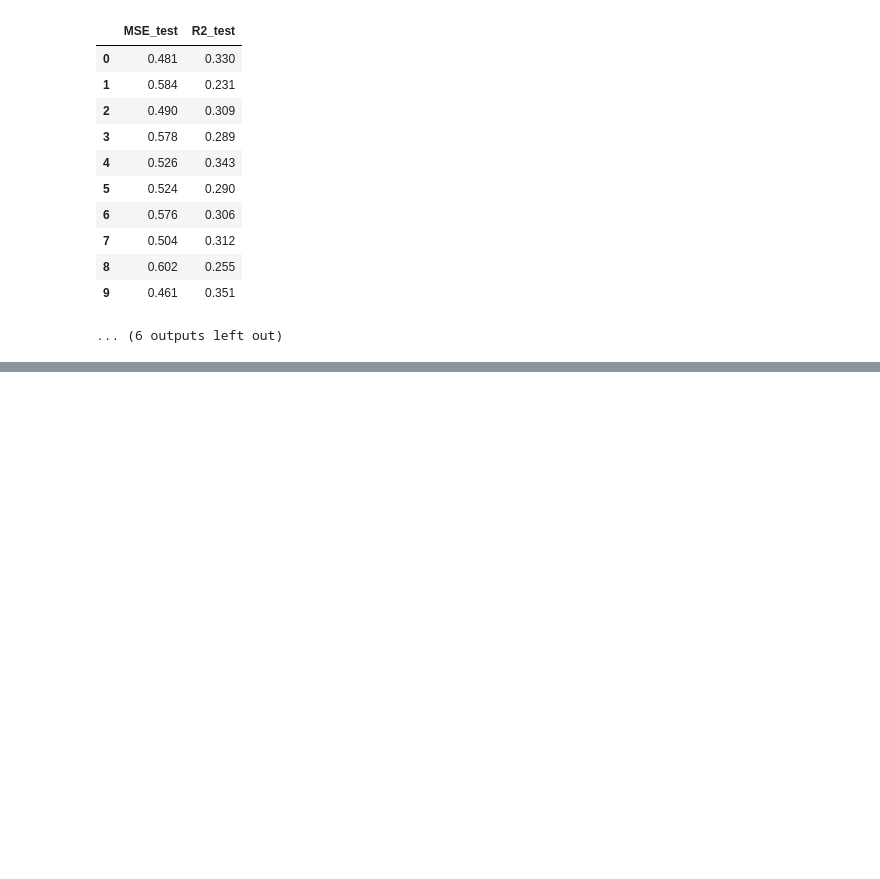
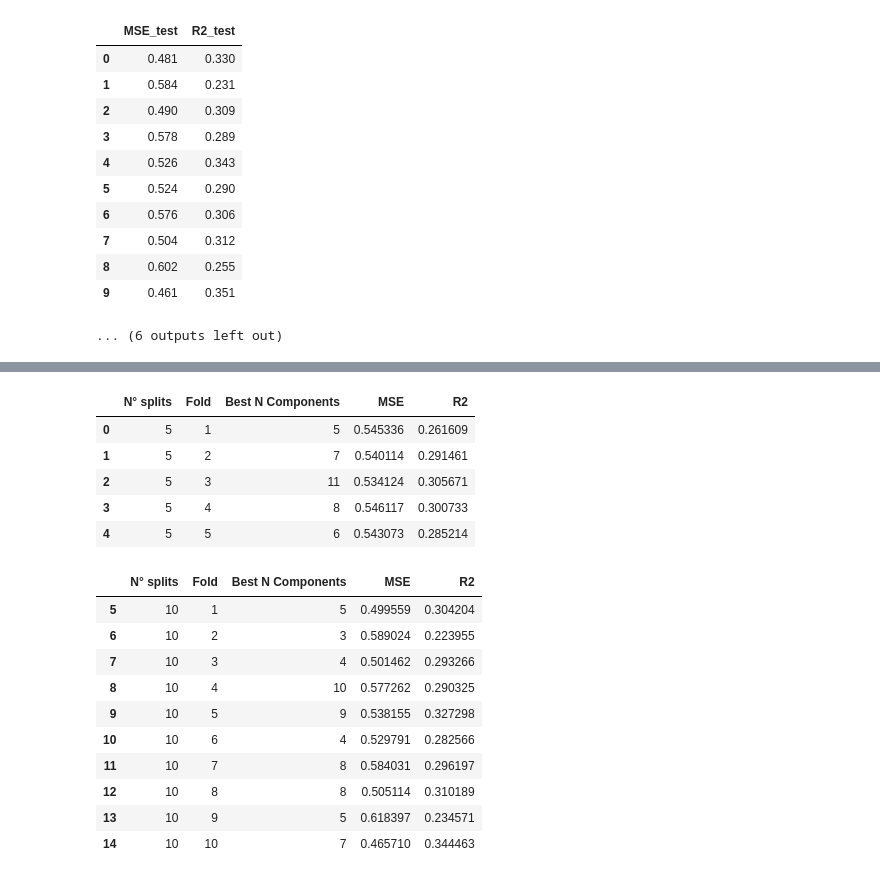
Before and after one commit to pauloricms12/ICA_HM2, a Jupyter notebook: hm2.ipynb, the cells around one changed output, grey strips where cells are left out. Drawn from its saved outputs; the diff is of its cells as text; code cells hidden in the pictures; blank space fills up the shorter version.

```diff
--- a/hm2.ipynb
+++ b/hm2.ipynb
@@ -533,0 +615,54 @@ Configuration: k=10, mode=custom
+# %%
+import pandas as pd
+from IPython.display import display
+
+def highlight_best_row(df, props):
+    """Função para destacar a linha com o menor MSE."""
+    best_index = df['MSE'].idxmin()
+    return pd.DataFrame(
+        [[props if i == best_index else '' for _ in df.columns] for i in df.index],
+        index=df.index,
+        columns=df.columns
+    )
+
+# Criar DataFrame para k=5
+df_k5 = df_pls.query("`N° splits` == 5")
+styled_df_k5 = df_k5.style.apply(
+    highlight_best_row,
+    props='color:white;background-color:gray;font-weight:bold;',
+    axis=None
+).set_table_styles(
+    [{'selector': 'td', 'props': 'text-align: center;'}]
+)
+
+# Criar DataFrame para k=10
+df_k10 = df_pls.query("`N° splits` == 10")
+styled_df_k10 = df_k10.style.apply(
+    highlight_best_row,
+    props='color:white;background-color:gray;font-weight:bold;',
+    axis=None
+).set_table_styles(
+    [{'selector': 'td', 'props': 'text-align: center;'}]
+)
+
+# Exibir ambos os DataFrames estilizados
+display(styled_df_k5)
+display(styled_df_k10)
+# %% [output]
+|  | N° splits | Fold | Best N Components | MSE | R2 |
+| 0 | 5 | 1 | 5 | 0.545336 | 0.261609 |
+| 1 | 5 | 2 | 7 | 0.540114 | 0.291461 |
+| 2 | 5 | 3 | 11 | 0.534124 | 0.305671 |
+| 3 | 5 | 4 | 8 | 0.546117 | 0.300733 |
+| 4 | 5 | 5 | 6 | 0.543073 | 0.285214 |
+|  | N° splits | Fold | Best N Components | MSE | R2 |
+| 5 | 10 | 1 | 5 | 0.499559 | 0.304204 |
+| 6 | 10 | 2 | 3 | 0.589024 | 0.223955 |
+| 7 | 10 | 3 | 4 | 0.501462 | 0.293266 |
+| 8 | 10 | 4 | 10 | 0.577262 | 0.290325 |
+| 9 | 10 | 5 | 9 | 0.538155 | 0.327298 |
+| 10 | 10 | 6 | 4 | 0.529791 | 0.282566 |
+| 11 | 10 | 7 | 8 | 0.584031 | 0.296197 |
+| 12 | 10 | 8 | 8 | 0.505114 | 0.310189 |
+| 13 | 10 | 9 | 5 | 0.618397 | 0.234571 |
+| 14 | 10 | 10 | 7 | 0.465710 | 0.344463 |
```
Also changed, not shown: parts of 5 cells of this notebook.
